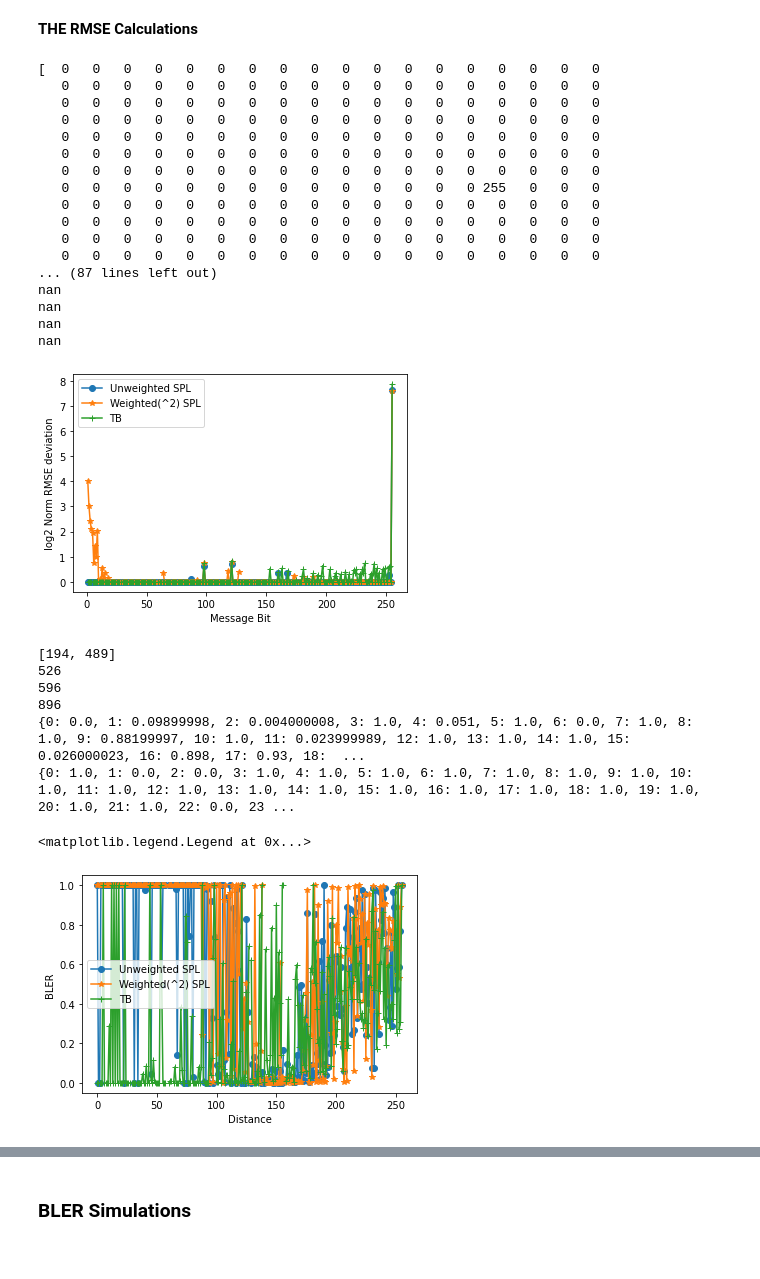
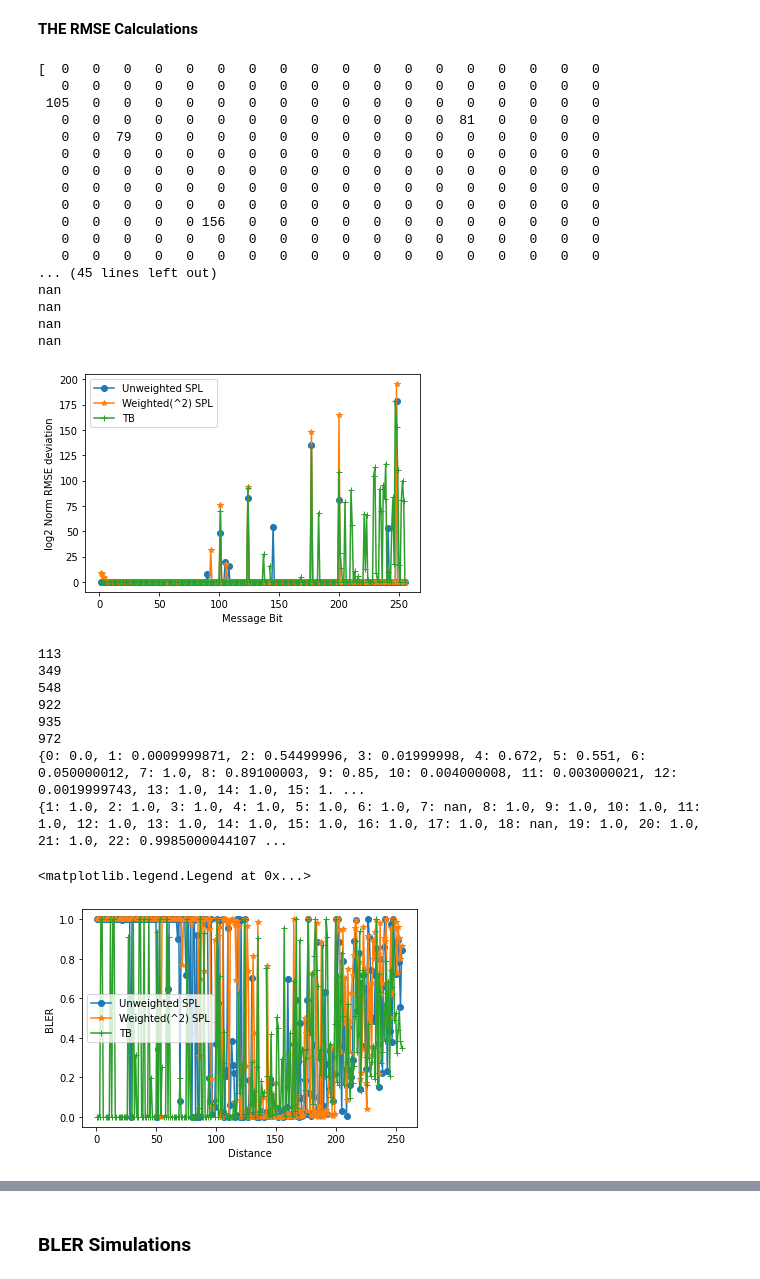
Before and after one commit to neelabhro/Deep-Learning-based-Wireless-Communications, a Jupyter notebook: SPL_uw|SPL_w|TB.ipynb, the cells around one changed output, grey strips where cells are left out. Drawn from its saved outputs; the diff is of its cells as text; code cells hidden in the pictures.

```diff
--- a/SPL_uw|SPL_w|TB.ipynb
+++ b/SPL_uw|SPL_w|TB.ipynb
@@ -49,12 +48,12 @@ tr = np.digitize(triangle3, bins, right=True)
 
 #tr = np.flip(tr)
 #print(tr)
-tr = np.floor(np.random.uniform(0,M, batch_size))
-#print(tr)
+tr = np.floor(np.random.uniform(1,M, batch_size))
+print(tr)
 #replacements = {0:7, 1:6, 2:5, 3:4, 4:3, 5:2, 6:1, 7:0}
 #replacements = {0:15, 1:14, 2:13, 3:12, 4:11, 5:10, 6:9, 7:8, 8:7, 9:6, 10:5, 11:4, 12:3, 13:2, 14:1, 15:0}
-rp1 = np.arange(M)
-rp2 = np.flip(np.arange(M))
+rp1 = np.arange(1,M)
+rp2 = np.flip(np.arange(1,M))
 replacements = dict(zip(rp1,rp2))
 #print(rp2)
 replacer = replacements.get
@@ -63,7 +62,7 @@ tr = ([replacer(n, n) for n in tr])
 print(tr)
 
 s_ind = {}
-for j in range(M):
+for j in range(1,M):
   s_ind[j] = [i for i, x in enumerate(tr) if x == j]
 print(s_ind)
 # %% [output]
@@ -1239,20 +1253,20 @@ print(abs(tr_hat - tr))
 
 
 rmse_uw = {}
-for j in range(M):
+for j in range(1,M):
   rmse_uw[j] = rmse(([tr_hat[x] for x in s_ind[j]]), ([tr[x] for x in s_ind[j]]))
 
 rmse_w = {}
-for j in range(M):
+for j in range(1,M):
   rmse_w[j] = rmse(([tr_hat_w[x] for x in s_ind[j]]), ([tr[x] for x in s_ind[j]]))
 
 rmse_Tb = {}
-for j in range(M):
+for j in range(1,M):
   rmse_Tb[j] = rmse(([tr_hat_Tb[x] for x in s_ind[j]]), ([tr[x] for x in s_ind[j]]))
 
 #message_factor = [15,14,13,12,11,10,9,8,7,6,5,4,3,2,1,1]
-message_factor = (np.arange(M))
-message_factor[M-1] = 1
+message_factor = (np.arange(1, M))
+#message_factor[M-1] = 1
 rmse_uwA = []
 for i in rmse_uw.values():
   rmse_uwA.append(i)
@@ -1267,19 +1281,22 @@ for i in rmse_Tb.values():
 #rmse_uwA = rmse_uwA + 1
 #rmse_wA = rmse_wA + 1
 #rmse_uw = [rmse_uw_0, rmse_uw_1, rmse_uw_2, rmse_uw_3, rmse_uw_4, rmse_uw_5, rmse_uw_6, rmse_uw_7, rmse_uw_8, rmse_uw_9, rmse_uw_10, rmse_uw_11, rmse_uw_12, rmse_uw_13, rmse_uw_14, rmse_uw_15]
-rmse_uw = np.log2(np.divide(rmse_uwA,message_factor) +1 )
-#rmse_uw = (np.divide(rmse_uwA,message_factor))
+#rmse_uw = np.log2(np.divide(rmse_uwA,message_factor))
+rmse_uw = (np.divide(rmse_uwA,message_factor))
+rmse_uw = rmse_uwA
 #rmse_uw = np.log2(np.divide(rmse_uwA,1) +1 )
 #rmse_w = [rmse_w_0, rmse_w_1, rmse_w_2, rmse_w_3, rmse_w_4, rmse_w_5, rmse_w_6, rmse_w_7, rmse_w_8, rmse_w_9, rmse_w_10, rmse_w_11, rmse_w_12, rmse_w_13, rmse_w_14, rmse_w_15]
-rmse_w = np.log2(np.divide(rmse_wA,message_factor) +1 )
-#rmse_w = (np.divide(rmse_wA,message_factor))
+#rmse_w = np.log2(np.divide(rmse_wA,message_factor))
+rmse_w = (np.divide(rmse_wA,message_factor))
+rmse_w = rmse_wA
 #rmse_w = np.log2(np.divide(rmse_wA,1) +1 )
 
-rmse_Tb = np.log2(np.divide(rmse_TbA,message_factor) +1 )
-#rmse_Tb = (np.divide(rmse_TbA,message_factor))
+#rmse_Tb = np.log2(np.divide(rmse_TbA,message_factor))
+rmse_Tb = (np.divide(rmse_TbA,message_factor))
+rmse_Tb = rmse_TbA
 #rmse_Tb = np.log2(np.divide(rmse_TbA,1) +1 )
 #message = [0,1,2,3,4,5,6,7,8,9,10,11,12,13,14,15]
-message = np.arange(M)
+message = np.arange(1,M)
 
 print(rmse_uw)
 plt.plot(message, rmse_uw, '-o');
@@ -1298,25 +1315,25 @@ print(np.sum(rmse_uwA))
 print(np.sum(rmse_wA))
 # %% [output]
 [  0   0   0   0   0   0   0   0   0   0   0   0   0   0   0   0   0   0
+   0   0   0   0   0   0   0   0   0   0   0   0   0   0   0   0   0   0
+ 105   0   0   0   0   0   0   0   0   0   0   0   0   0   0   0   0   0
+   0   0   0   0   0   0   0   0   0   0   0   0   0  81   0   0   0   0
+   0   0  79   0   0   0   0   0   0   0   0   0   0   0   0   0   0   0
    0   0   0   0   0   0   0   0   0   0   0   0   0   0   0   0   0   0
    0   0   0   0   0   0   0   0   0   0   0   0   0   0   0   0   0   0
    0   0   0   0   0   0   0   0   0   0   0   0   0   0   0   0   0   0
    0   0   0   0   0   0   0   0   0   0   0   0   0   0   0   0   0   0
+   0   0   0   0   0 156   0   0   0   0   0   0   0   0   0   0   0   0
    0   0   0   0   0   0   0   0   0   0   0   0   0   0   0   0   0   0
    0   0   0   0   0   0   0   0   0   0   0   0   0   0   0   0   0   0
-   0   0   0   0   0   0   0   0   0   0   0   0   0   0 255   0   0   0
-   0   0   0   0   0   0   0   0   0   0   0   0   0   0   0   0   0   0
-   0   0   0   0   0   0   0   0   0   0   0   0   0   0   0   0   0   0
-   0   0   0   0   0   0   0   0   0   0   0   0   0   0   0   0   0   0
-   0   0   0   0   0   0   0   0   0   0   0   0   0   0   0   0   0   0
-... (87 lines left out)
+... (45 lines left out)
 nan
 nan
 nan
 nan
-[figure, old version]
+[figure, new version]
 # %%
-print([x for x in s_ind[0]])
+#print([x for x in s_ind[0]])
 
 for i in range(len(s_ind[253])):
   print(s_ind[253][i])
@@ -1333,41 +1350,43 @@ bler_final_Tb_val = []
 
 for j in range(batch_size):
     bler_uw[j] = ae.end2end_bler(len(tr), np.tile(tr_noise_std[j], (batch_size, 1, 1)), tr[j]*np.ones(batch_size))
     bler_w[j] = ae_Weighted.end2end_bler(len(tr), np.tile(tr_noise_std[j], (batch_size, 1, 1)), tr[j]*np.ones(batch_size))
     bler_Tb[j] = ae_Tb.end2end_bler(len(tr), np.tile(tr_noise_std[j], (batch_size, 1, 1)), tr[j]*np.ones(batch_size))
 print(bler_uw)
 
-for j in range(M):
+for j in range(1,M):
   bler_final_uw[j] = np.divide((sum(bler_uw[s_ind[j][i]] for i in range(len(s_ind[j])))),len(s_ind[j]))
   bler_final_w[j] = np.divide((sum(bler_w[s_ind[j][i]] for i in range(len(s_ind[j])))),len(s_ind[j]))
   bler_final_Tb[j] = np.divide((sum(bler_Tb[s_ind[j][i]] for i in range(len(s_ind[j])))),len(s_ind[j]))
 
 
 print(bler_final_uw)
 
 
 for i in bler_final_uw.values():
   bler_final_uw_val.append(i)
 for i in bler_final_w.values():
   bler_final_w_val.append(i)
 for i in bler_final_Tb.values():
   bler_final_Tb_val.append(i)
 plt.plot(message, bler_final_uw_val, '-o');
 plt.plot(message, bler_final_w_val, '-*');
 plt.plot(message, bler_final_Tb_val, '-+');
 
 plt.xlabel('Distance')
 plt.ylabel('BLER')
 plt.legend(['Unweighted SPL', 'Weighted(^2) SPL','TB'])
 # %% [output]
-[194, 489]
-526
-596
-896
-{0: 0.0, 1: 0.09899998, 2: 0.004000008, 3: 1.0, 4: 0.051, 5: 1.0, 6: 0.0, 7: 1.0, 8: 1.0, 9: 0.88199997, 10: 1.0, 11: 0.023999989, 12: 1.0, 13: 1.0, 14: 1.0, 15: 0.026000023, 16: 0.898, 17: 0.93, 18:  ...
-{0: 1.0, 1: 0.0, 2: 0.0, 3: 1.0, 4: 1.0, 5: 1.0, 6: 1.0, 7: 1.0, 8: 1.0, 9: 1.0, 10: 1.0, 11: 1.0, 12: 1.0, 13: 1.0, 14: 1.0, 15: 1.0, 16: 1.0, 17: 1.0, 18: 1.0, 19: 1.0, 20: 1.0, 21: 1.0, 22: 0.0, 23 ...
+113
+349
+548
+922
+935
+972
+{0: 0.0, 1: 0.0009999871, 2: 0.54499996, 3: 0.01999998, 4: 0.672, 5: 0.551, 6: 0.050000012, 7: 1.0, 8: 0.89100003, 9: 0.85, 10: 0.004000008, 11: 0.003000021, 12: 0.0019999743, 13: 1.0, 14: 1.0, 15: 1. ...
+{1: 1.0, 2: 1.0, 3: 1.0, 4: 1.0, 5: 1.0, 6: 1.0, 7: nan, 8: 1.0, 9: 1.0, 10: 1.0, 11: 1.0, 12: 1.0, 13: 1.0, 14: 1.0, 15: 1.0, 16: 1.0, 17: 1.0, 18: nan, 19: 1.0, 20: 1.0, 21: 1.0, 22: 0.9985000044107 ...
 <matplotlib.legend.Legend at 0x...>
-[figure, old version]
+[figure, new version]
 # %%
 ae.plot_constellation(const_noise_std);
 #plot_constellation_2(ae,range(0,ae.M))
```
Also changed, not shown: parts of 12 cells of this notebook.
